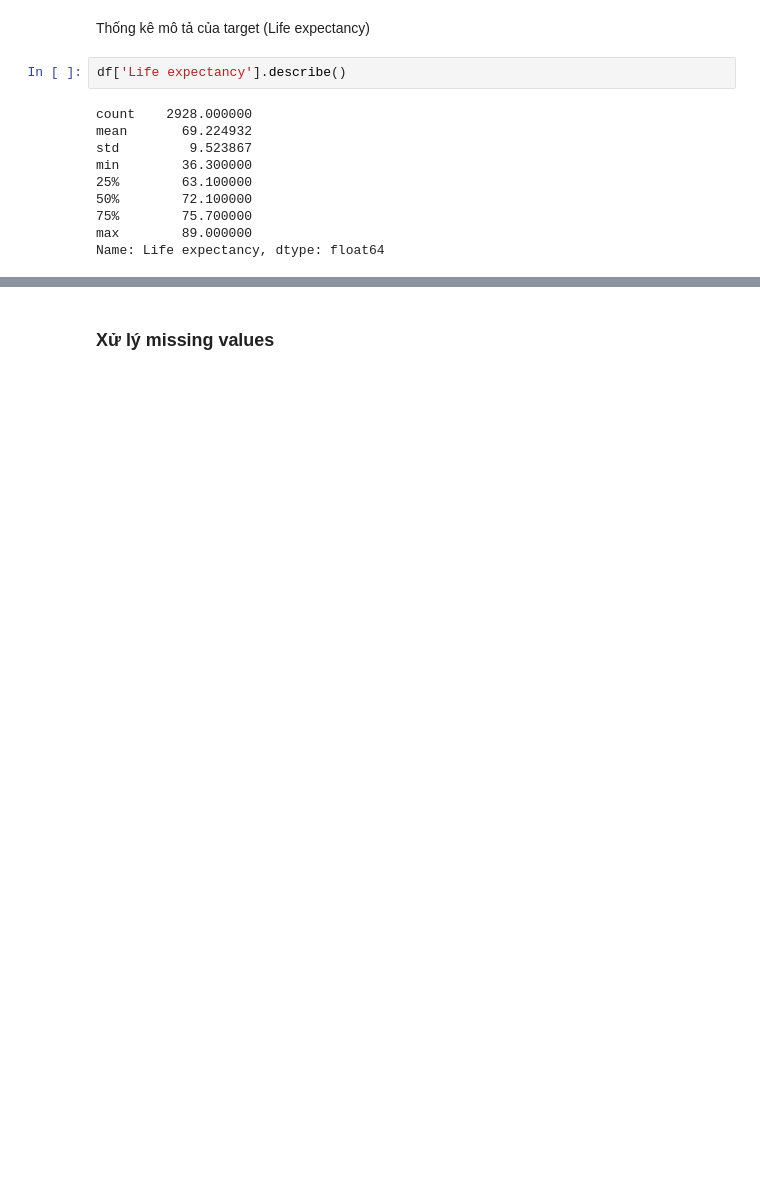
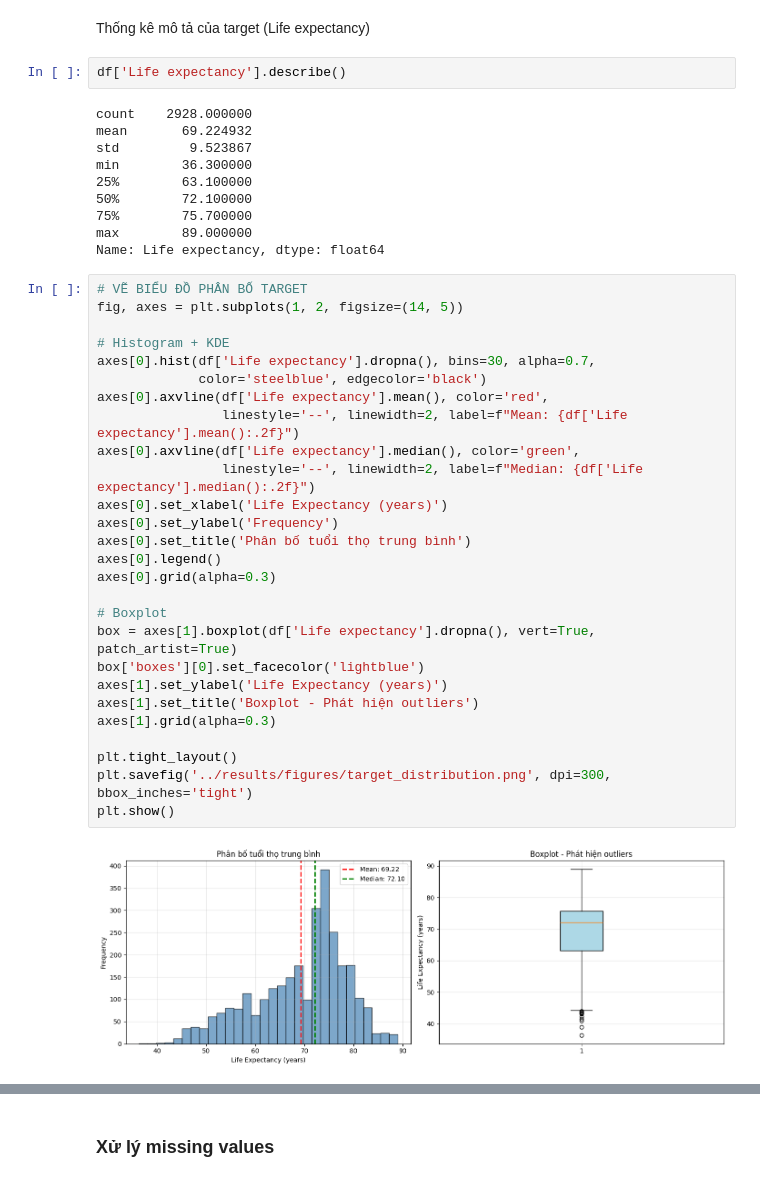
Before and after one commit to ducqwang/life-expectancy-prediction, a Jupyter notebook: src/source.ipynb, the cells around one changed output, grey strips where cells are left out. Drawn from its saved outputs; the diff is of its cells as text; blank space fills up the shorter version.

```diff
--- a/src/source.ipynb
+++ b/src/source.ipynb
@@ -134,3 +107,32 @@ min        36.300000
 75%        75.700000
 max        89.000000
 Name: Life expectancy, dtype: float64
+# %%
+# VẼ BIỂU ĐỒ PHÂN BỐ TARGET
+fig, axes = plt.subplots(1, 2, figsize=(14, 5))
+
+# Histogram + KDE
+axes[0].hist(df['Life expectancy'].dropna(), bins=30, alpha=0.7,
+             color='steelblue', edgecolor='black')
+axes[0].axvline(df['Life expectancy'].mean(), color='red',
+                linestyle='--', linewidth=2, label=f"Mean: {df['Life expectancy'].mean():.2f}")
+axes[0].axvline(df['Life expectancy'].median(), color='green',
+                linestyle='--', linewidth=2, label=f"Median: {df['Life expectancy'].median():.2f}")
+axes[0].set_xlabel('Life Expectancy (years)')
+axes[0].set_ylabel('Frequency')
+axes[0].set_title('Phân bố tuổi thọ trung bình')
+axes[0].legend()
+axes[0].grid(alpha=0.3)
+
+# Boxplot
+box = axes[1].boxplot(df['Life expectancy'].dropna(), vert=True, patch_artist=True)
+box['boxes'][0].set_facecolor('lightblue')
+axes[1].set_ylabel('Life Expectancy (years)')
+axes[1].set_title('Boxplot - Phát hiện outliers')
+axes[1].grid(alpha=0.3)
+
+plt.tight_layout()
+plt.savefig('../results/figures/target_distribution.png', dpi=300, bbox_inches='tight')
+plt.show()
+# %% [output]
+[figure, added]
```
Also changed, not shown: parts of 18 cells of this notebook, 13 other files.
